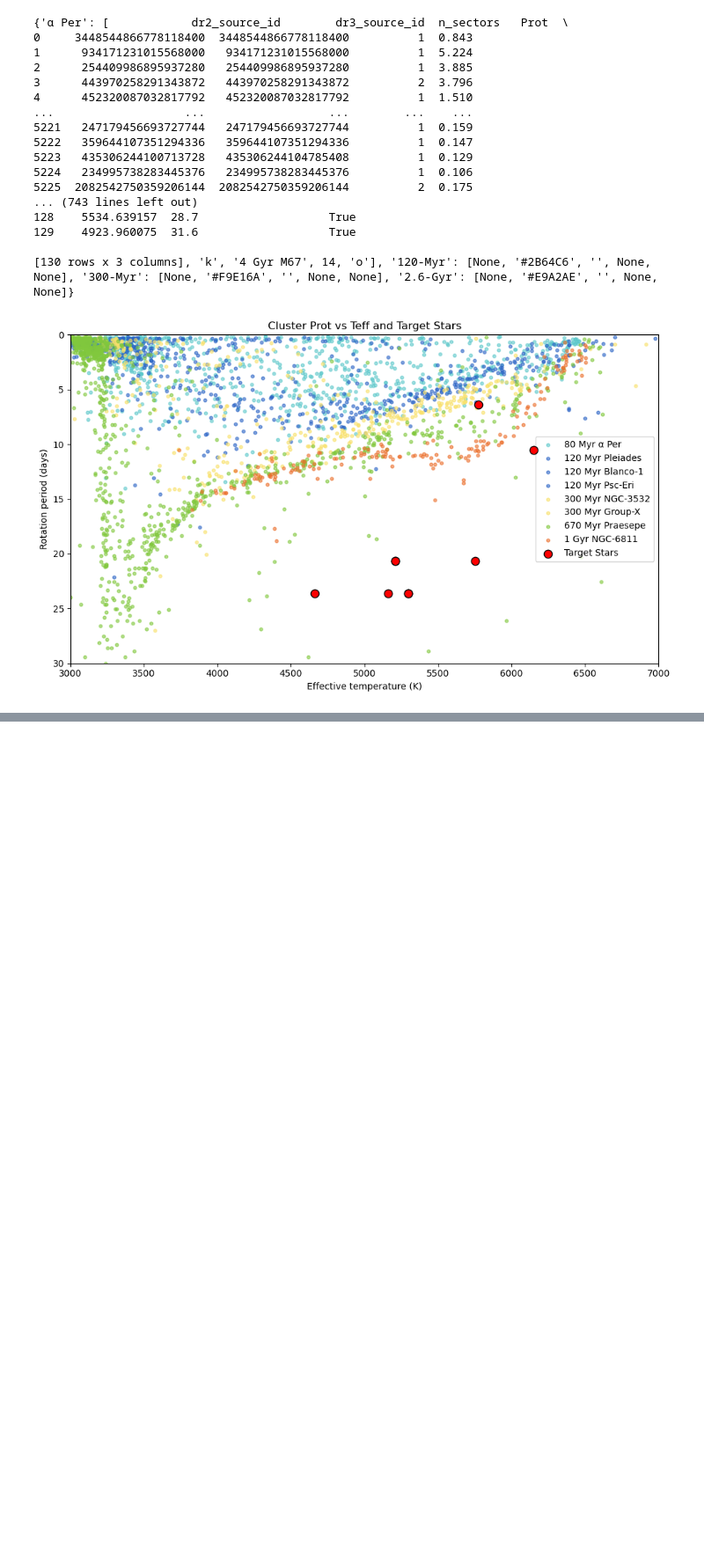
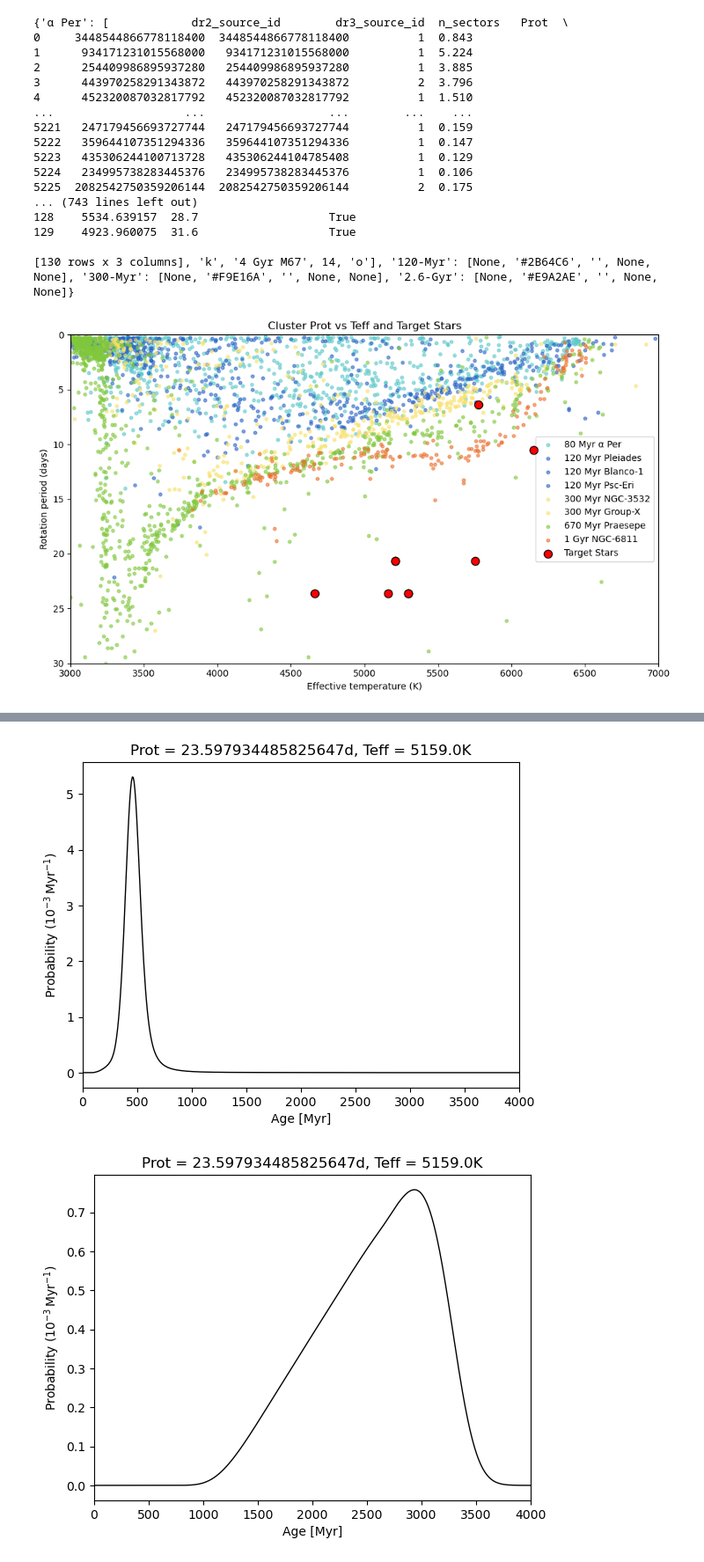
Before and after one commit to tsmith338/ASTR502_Smith, a Jupyter notebook: Ages_Determ.ipynb, the cells around one changed output, grey strips where cells are left out. Shown at 88% size. Drawn from its saved outputs; the diff is of its cells as text; code cells hidden in the pictures; blank space fills up the shorter version.

```diff
--- a/Ages_Determ.ipynb
+++ b/Ages_Determ.ipynb
@@ -585,0 +663,18 @@ plt.show()
+# %%
+import matplotlib.pyplot as plt
+
+for i in range(len(results_df)):
+    age_grid = results_df['age_grid'][i]
+    age_posterior = results_df['age_posterior'][i]
+    fig, ax = plt.subplots()
+    ax.plot(age_grid, 1e3*age_posterior, c='k', lw=1)
+    ax.update({
+        'xlabel': 'Age [Myr]',
+        'ylabel': 'Probability ($10^{-3}\,$Myr$^{-1}$)',
+        'title': f'Prot = {Prot}d, Teff = {Teff}K',
+        'xlim': [0,4000]
+    })
+    plt.show()
+# %% [output]
+[figure, added]
+[figure, added]
```
Also changed, not shown: parts of 4 cells of this notebook.
